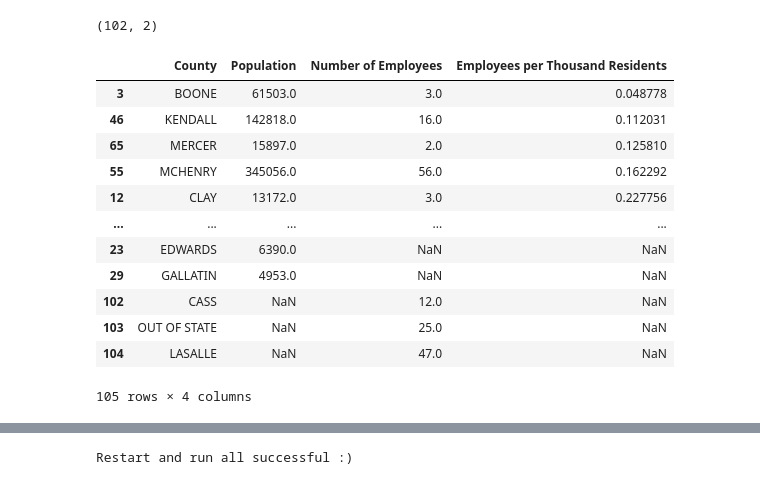
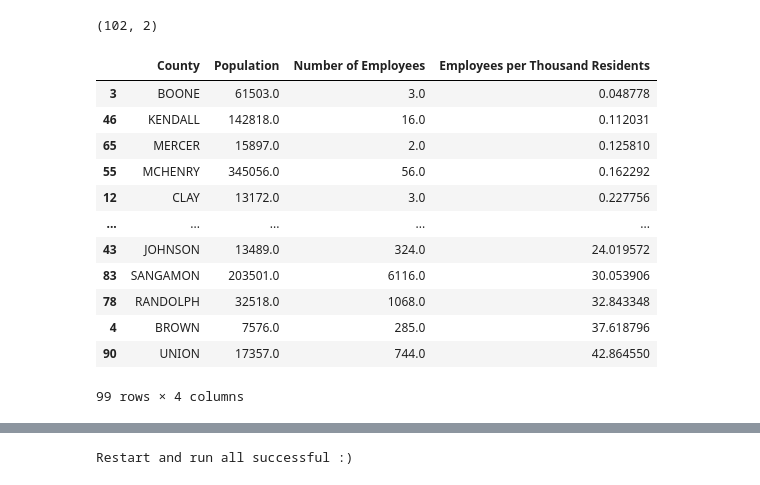
Before and after one commit to cdozie2/il_employee_pay, a Jupyter notebook: cdozie2_alt_final_project.ipynb, the cells around one changed output, grey strips where cells are left out. Cells and saved outputs as stored; diff of their text form; code cells hidden in the pictures.

```diff
--- a/cdozie2_alt_final_project.ipynb
+++ b/cdozie2_alt_final_project.ipynb
@@ -285,32 +285,32 @@ import math
 # %%
 
 # Merge the two datasets
 df_pop_and_county = pd.merge(df_pop_by_county, df_county_num, on='County', how='outer')
 
 # Add column of employees per 1000 residents
 df_pop_and_county["Employees per Thousand Residents"] = ((df_pop_and_county["Number of Employees"] / df_pop_and_county["Population"]) * 1000)
 
 # Sort this new column
 df_pop_and_county = df_pop_and_county.sort_values(by='Employees per Thousand Residents')
 
-# Drop NaN values (*Doesn't work*) HELP!
-# df_pop_and_county = df_pop_and_county[df_pop_and_county['Employees per Thousand Residents'] != math.nan]
+# Drop NaN values
+df_pop_and_county.dropna(subset=['Employees per Thousand Residents'], inplace=True)
 
 df_pop_and_county
 # %% [output]
 |  | County | Population | Number of Employees | Employees per Thousand Residents |
 | 3 | BOONE | 61503.0 | 3.0 | 0.048778 |
 | 46 | KENDALL | 142818.0 | 16.0 | 0.112031 |
 | 65 | MERCER | 15897.0 | 2.0 | 0.125810 |
 | 55 | MCHENRY | 345056.0 | 56.0 | 0.162292 |
 | 12 | CLAY | 13172.0 | 3.0 | 0.227756 |
 | ... | ... | ... | ... | ... |
-| 23 | EDWARDS | 6390.0 | NaN | NaN |
-| 29 | GALLATIN | 4953.0 | NaN | NaN |
-| 102 | CASS | NaN | 12.0 | NaN |
-| 103 | OUT OF STATE | NaN | 25.0 | NaN |
-| 104 | LASALLE | NaN | 47.0 | NaN |
+| 43 | JOHNSON | 13489.0 | 324.0 | 24.019572 |
+| 83 | SANGAMON | 203501.0 | 6116.0 | 30.053906 |
+| 78 | RANDOLPH | 32518.0 | 1068.0 | 32.843348 |
+| 4 | BROWN | 7576.0 | 285.0 | 37.618796 |
+| 90 | UNION | 17357.0 | 744.0 | 42.864550 |
-105 rows × 4 columns
+99 rows × 4 columns
 # %%
 # Distribution of Employees per Thousand Residents by County
 
```
Also changed, not shown: parts of 2 cells of this notebook.
